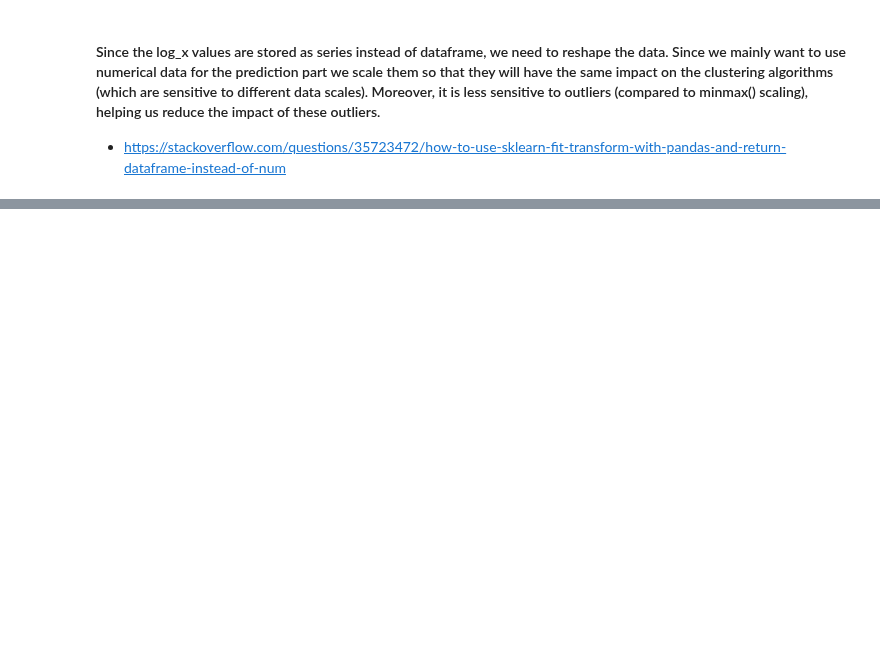
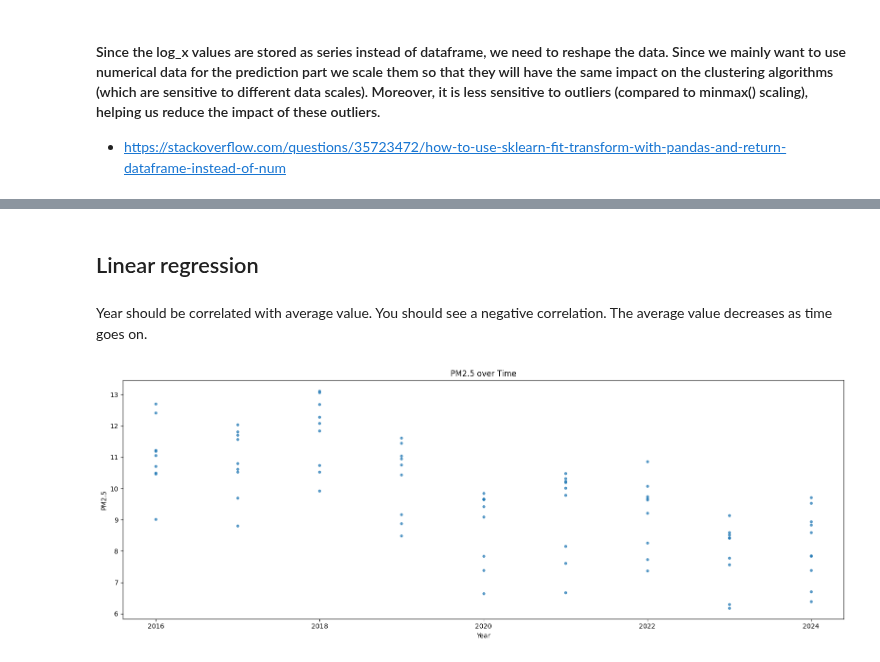
Before and after one commit to R-Zaid/DSS-project, a Jupyter notebook: main/Preprocessors/PM25_dataset.ipynb, the cells around one changed output, grey strips where cells are left out. Cells and saved outputs as stored; diff of their text form; code cells hidden in the pictures; blank space fills up the shorter version.

```diff
--- a/main/Preprocessors/PM25_dataset.ipynb
+++ b/main/Preprocessors/PM25_dataset.ipynb
@@ -545,11 +453,18 @@ if count_non_positive > 0:
     #impute the NAN values with positive values from the previous record with the same meetreeks_id
     main_df['waarde'] = main_df.groupby('meetreeks_id')['waarde'].fillna(method='ffill')
 
-#Impute remaining NaNs with the mean of their meetreeks_id group. becayse some groups may have all non-positive values
-main_df['waarde'] = main_df.groupby('meetreeks_id')['waarde'].fillna(
-    main_df.groupby('meetreeks_id')['waarde'].transform('mean')
-)
+print(f"Final NaN values in 'waarde': {main_df['waarde'].isnull().sum()}")
+nan_rows = main_df.loc[main_df['waarde'].isnull()]
 
-print(f"Rows: {len(main_df)}")
-print(f"Final NaN values in 'waarde': {main_df['waarde'].isnull().sum()}")
-print(main_df['waarde'].head())
+print("Rijen met Overgebleven NaN Waarden in 'waarde")
+print(nan_rows)
+
+onbruikbare_rijen = main_df[main_df['waarde'].isnull()]
+
+print(f"Rijen met NaN's worden verwijderd: {len(onbruikbare_rijen)}")
+
+# De .drop() methode deletes the rows on basis of index
+main_df.drop(onbruikbare_rijen.index, inplace=True)
+
+# Verification
+print(f"Control: Nan is now: {main_df['waarde'].isnull().sum()}")
@@ -627,0 +729,29 @@ plt.show()
+# %% [markdown]
+## Linear regression
+# %% [markdown]
+Year should be correlated with average  value. You should see a negative correlation. The average value decreases as time goes on.
+# %%
+import matplotlib.pyplot as plt
+
+# make sure it's numeric
+dfpm25['Year'] = dfpm25['Year'].astype(int)
+
+plt.figure(figsize=(16, 6))
+plt.scatter(
+    dfpm25['Year'],
+    dfpm25['Average PM2.5 Value'],
+    s=12,
+    alpha=0.7
+)
+
+plt.title("PM2.5 over Time")
+plt.xlabel("Year")
+plt.ylabel("PM2.5")
+
+years = sorted(dfpm25['Year'].unique())
+plt.xticks(years[::2])  # every 2nd year
+
+plt.tight_layout()
+plt.show()
+# %% [output]
+[figure, added]
```
Also changed, not shown: parts of 42 cells of this notebook, 10 other files.
